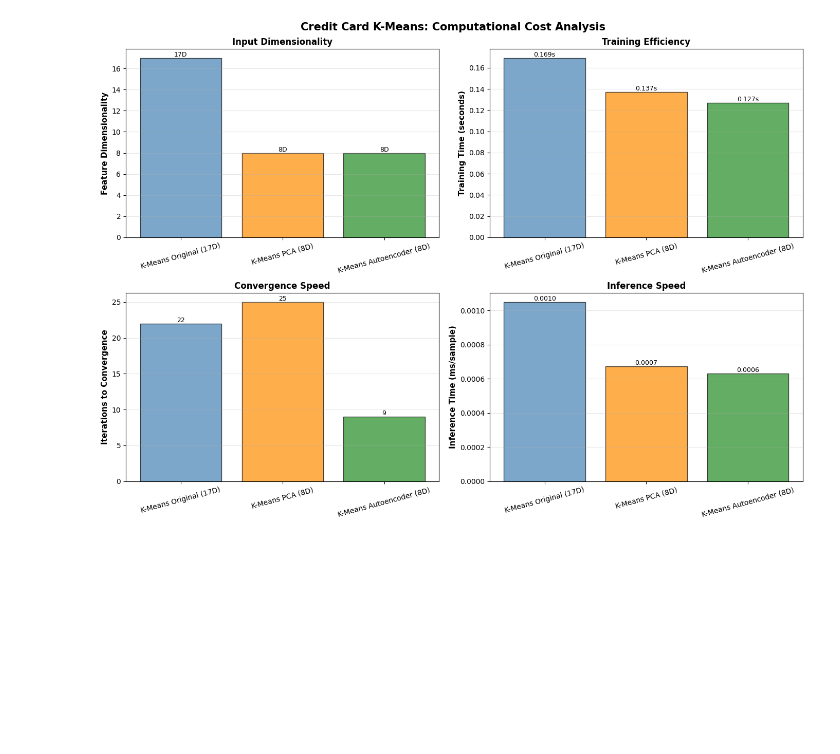
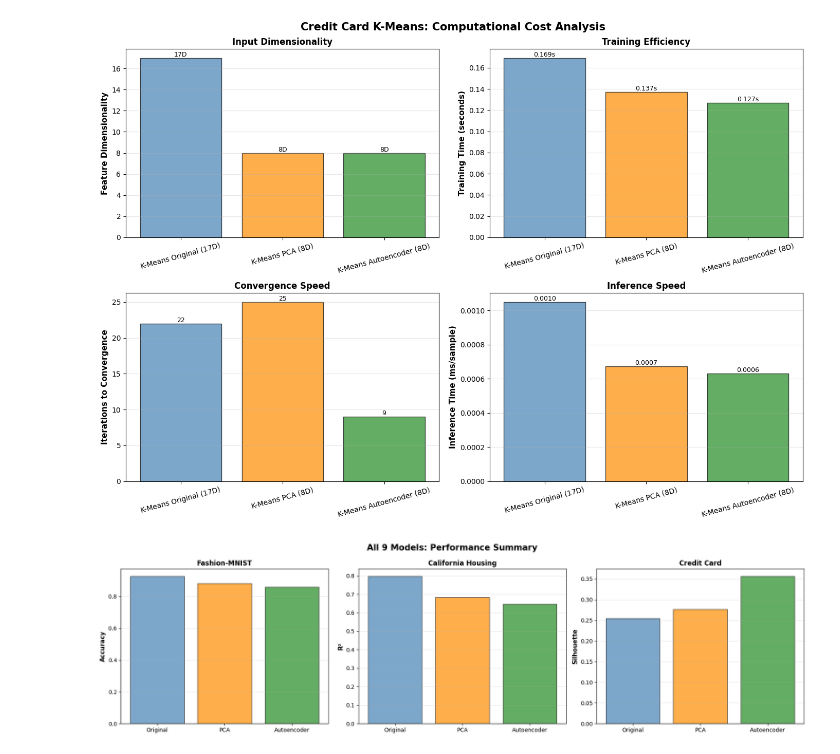
Before and after one commit to Alx-a-cod/MLiterallyConfused, a Jupyter notebook: ML_Assignment_2.ipynb, the cells around one changed output. Drawn from its saved outputs; the diff is of its cells as text; code cells hidden in the pictures; blank space fills up the shorter version.

```diff
--- a/ML_Assignment_2.ipynb
+++ b/ML_Assignment_2.ipynb
@@ -2896,3 +3085,32 @@ Memory Footprint (cluster centers):
 K-Means Autoencoder (8D)               8             3           0.127116           9             0.000631     0.187500          0.356861
 ================================================================================
 [figure]
+# %%
+# Summary of all 9 models
+all_models_summary = pd.DataFrame({
+    'Dataset': ['Fashion-MNIST']*3 + ['California Housing']*3 + ['Credit Card']*3,
+    'Model': ['Original', 'PCA', 'Autoencoder']*3,
+    'Primary Metric': [
+        acc_original, acc_pca, acc_ae,  # Fashion-MNIST accuracy
+        r2_original, r2_pca, r2_ae,     # Housing R²
+        silhouette_original_final, silhouette_pca_final, silhouette_ae_final  # Credit Silhouette
+    ],
+    'Metric Name': ['Accuracy']*3 + ['R²']*3 + ['Silhouette']*3
+})
+
+fig, axes = plt.subplots(1, 3, figsize=(18, 5))
+
+for i, dataset in enumerate(['Fashion-MNIST', 'California Housing', 'Credit Card']):
+    subset = all_models_summary[all_models_summary['Dataset'] == dataset]
+    axes[i].bar(subset['Model'], subset['Primary Metric'],
+                color=['steelblue', 'darkorange', 'forestgreen'], alpha=0.7, edgecolor='black')
+    axes[i].set_ylabel(subset['Metric Name'].iloc[0], fontsize=11, fontweight='bold')
+    axes[i].set_title(dataset, fontsize=12, fontweight='bold')
+    axes[i].grid(axis='y', alpha=0.3)
+
+plt.suptitle('All 9 Models: Performance Summary', fontsize=15, fontweight='bold')
+plt.tight_layout()
+plt.savefig('all_models_summary.png', dpi=300, bbox_inches='tight')
+plt.show()
+# %% [output]
+[figure, added]
```
Also changed, not shown: parts of 1 cell of this notebook.
